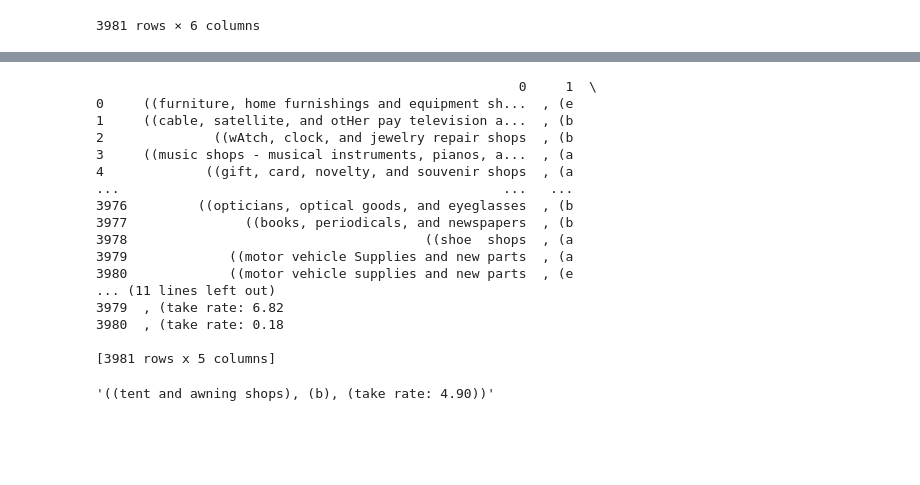
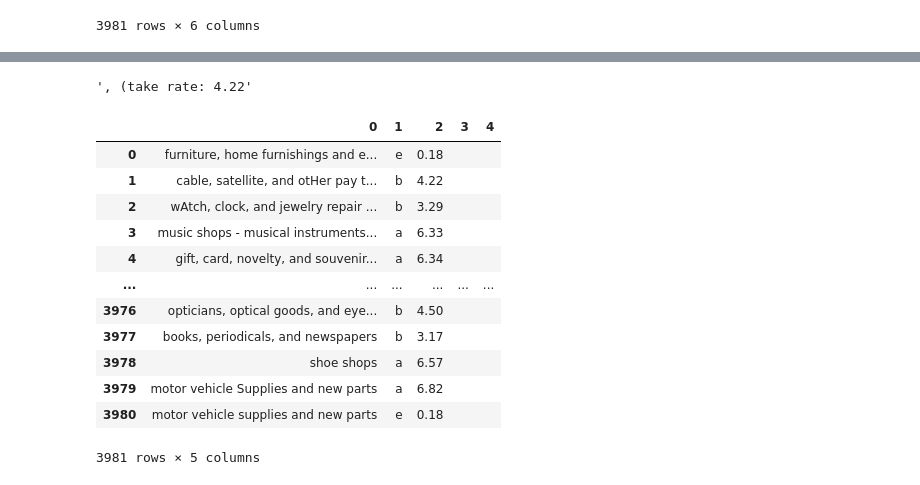
Before and after one commit to MAST30034-Applied-Data-Science/generic-buy-now-pay-later-project-group-16-project2-fighting-group, a Jupyter notebook: notebooks/Code.ipynb, the cells around one changed output, grey strips where cells are left out. Drawn from its saved outputs; the diff is of its cells as text; code cells hidden in the pictures; blank space fills up the shorter version.

```diff
--- a/notebooks/Code.ipynb
+++ b/notebooks/Code.ipynb
@@ -167,26 +172,29 @@ See the caveats in the documentation: https://pandas.pydata.org/pandas-docs/stab
 # %%
 #merchant['tags'].str.split(pat, n=-1, expand=False)
 # to split into multiple columns by delimiter
-merchant['tags'].str.split(')', expand=True)
+merchant_tags = merchant['tags'].str.split(')', expand=True)
-# %% [output]
-                                                      0     1  \
-0     ((furniture, home furnishings and equipment sh...  , (e
-1     ((cable, satellite, and otHer pay television a...  , (b
-2              ((wAtch, clock, and jewelry repair shops  , (b
-3     ((music shops - musical instruments, pianos, a...  , (a
-4             ((gift, card, novelty, and souvenir shops  , (a
-...                                                 ...   ...
-3976         ((opticians, optical goods, and eyeglasses  , (b
-3977               ((books, periodicals, and newspapers  , (b
-3978                                      ((shoe  shops  , (a
-3979             ((motor vehicle Supplies and new parts  , (a
-3980             ((motor vehicle supplies and new parts  , (e
-... (11 lines left out)
-3979  , (take rate: 6.82
-3980  , (take rate: 0.18
-
-[3981 rows x 5 columns]
-# %%
-merchant.iloc[2929,5]
-# %% [output]
-'((tent and awning shops), (b), (take rate: 4.90))'
+# %%
+len(merchant_tags)
+merchant_tags.iloc[1,2]
+# %% [output]
+', (take rate: 4.22'
+# %%
+for row in range(int(len(merchant_tags))):
+    for col in range(3):
+        merchant_tags.iloc[row,col] = merchant_tags.iloc[row,col].replace(r'((', r'').replace(r', (', r'').replace(r'take rate:', r'')
+# %%
+merchant_tags
+# %% [output]
+|  | 0 | 1 | 2 | 3 | 4 |
+| 0 | furniture, home furnishings and e... | e | 0.18 |  |  |
+| 1 | cable, satellite, and otHer pay t... | b | 4.22 |  |  |
+| 2 | wAtch, clock, and jewelry repair ... | b | 3.29 |  |  |
+| 3 | music shops - musical instruments... | a | 6.33 |  |  |
+| 4 | gift, card, novelty, and souvenir... | a | 6.34 |  |  |
+| ... | ... | ... | ... | ... | ... |
+| 3976 | opticians, optical goods, and eye... | b | 4.50 |  |  |
+| 3977 | books, periodicals, and newspapers | b | 3.17 |  |  |
+| 3978 | shoe shops | a | 6.57 |  |  |
+| 3979 | motor vehicle Supplies and new parts | a | 6.82 |  |  |
+| 3980 | motor vehicle supplies and new parts | e | 0.18 |  |  |
+3981 rows × 5 columns
```
Also changed, not shown: parts of 4 cells of this notebook.
